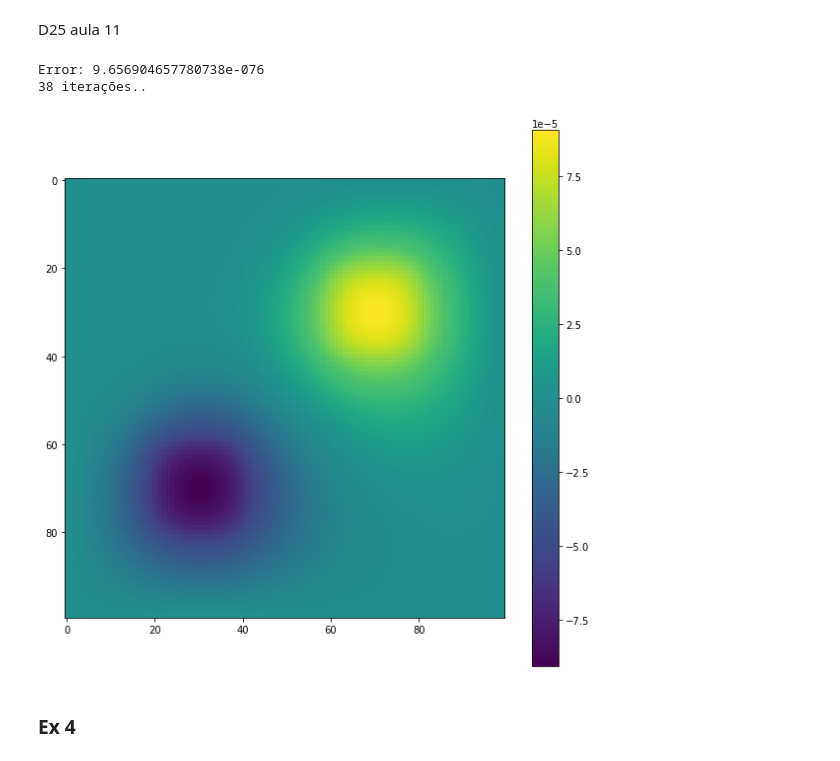
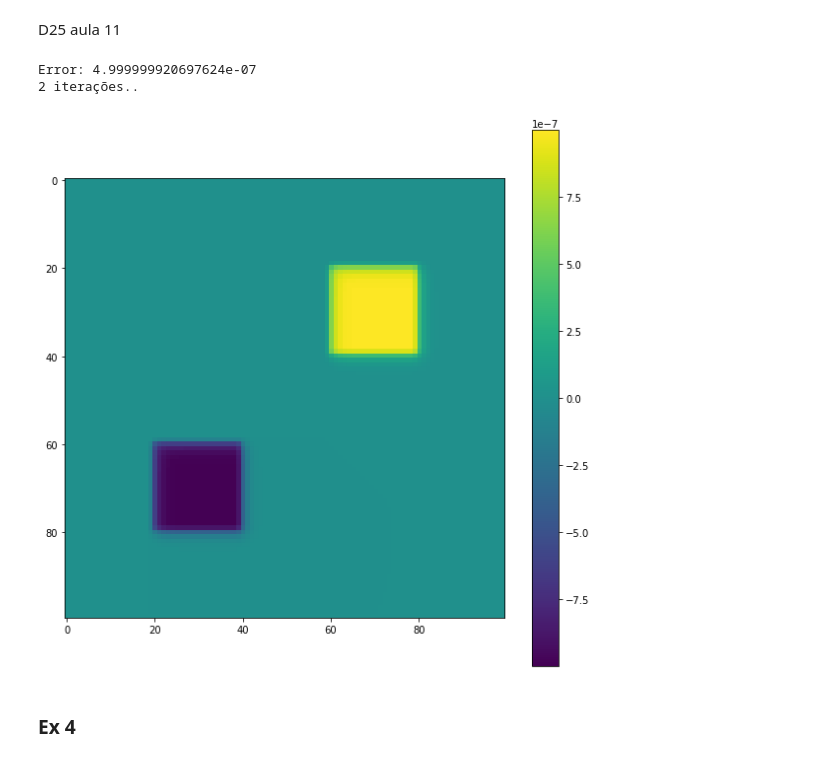
Before and after one commit to mcpeixoto/Computational-Physics-Course, a Jupyter notebook: ficha9.ipynb, the cells around one changed output. Saved outputs shown, nothing was run; the diff lists cells and outputs as text; code cells hidden in the pictures.

```diff
--- a/ficha9.ipynb
+++ b/ficha9.ipynb
@@ -180,7 +180,7 @@ D25 aula 11
 # %%
 tolerancia = 10**(-6)
 count = 0
-omega = 1.9 # w é a importancia da iteração atual com a anterior
+omega = 1 # w é a importancia da iteração atual com a anterior
 
 
 # Vai ser o final
@@ -188,37 +188,40 @@ mapa = np.zeros(original.shape)
 
 anterior = original.copy()
 
 while True:
     count += 1
 
     for row in range(len(original)-1):
         for col in range(len(original)-1):
 
             # Não é para alterar
             if not(row in [0, len(original)-1] or col in [0, len(original)-1]):
+
                 mapa[row, col] = omega * (mapa[row, col+1] + mapa[row, col-1] + mapa[row+1, col] + mapa[row-1, col] + original[row, col]*(h**2))/4 + (1-omega) * mapa[row, col]
-
+                #i = row
+                #j = col
+                #mapa[i,j] = (1+omega)*(mapa[i-1,j]+mapa[i+1,j]+mapa[i,j-1]+mapa[i,j+1])/4 - omega*mapa[i,j]
 
     delta = np.max(np.abs(anterior- mapa))
 
     print(f"Error: {delta}", end='\r')
 
     if delta < tolerancia:
         break
 
     anterior = mapa.copy()
 
 print(f"\n{count} iterações..")
 
 plt.figure(figsize=(10,10))
 plt.imshow(mapa)
 
 plt.colorbar()
 plt.show()
 # %% [output]
-Error: 9.656904657780738e-076
-38 iterações..
+Error: 4.999999920697624e-07
+2 iterações..
-[figure, old version]
+[figure, new version]
 # %% [markdown]
 ### Ex 4
 # %%
```
Also changed, not shown: 1 other file.
